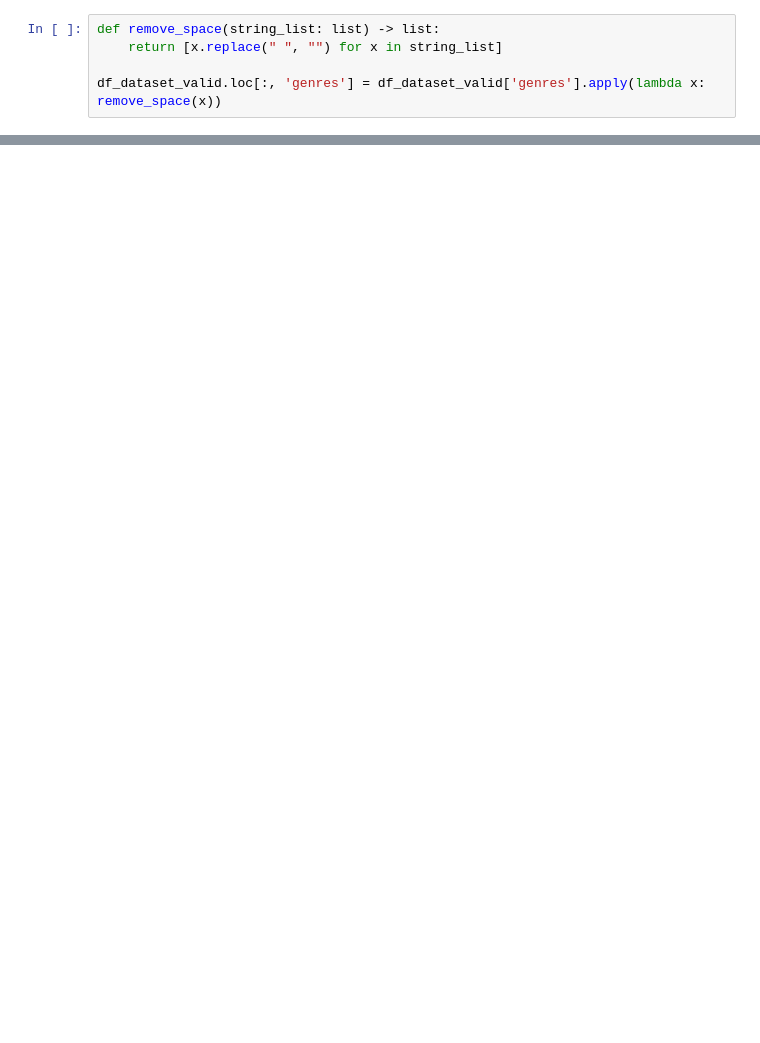
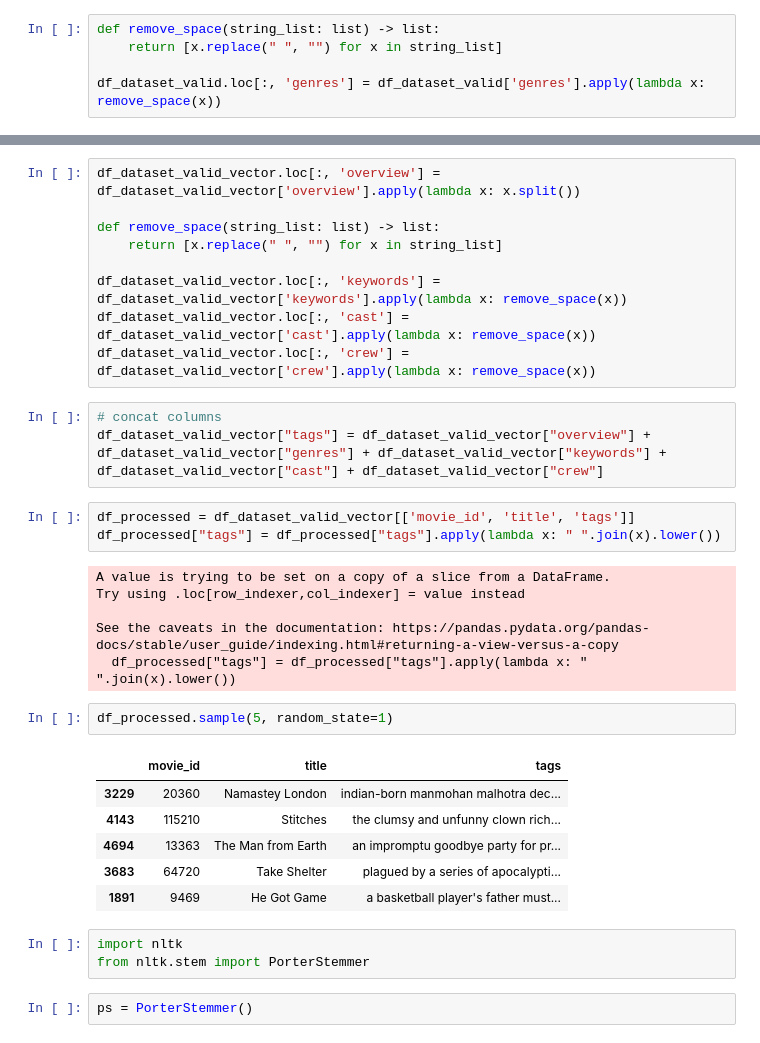
Before and after one commit to diegocanales/movie-recommender-system, a Jupyter notebook: notebooks/1.0-data_exploration.ipynb, the cells around one changed output, grey strips where cells are left out. Drawn from its saved outputs; the diff is of its cells as text; blank space fills up the shorter version.

```diff
--- a/notebooks/1.0-data_exploration.ipynb
+++ b/notebooks/1.0-data_exploration.ipynb
@@ -78,0 +164,35 @@ df_dataset_valid.loc[:, 'genres'] = df_dataset_valid['genres'].apply(lambda x: r
+# %%
+df_dataset_valid_vector.loc[:, 'overview'] = df_dataset_valid_vector['overview'].apply(lambda x: x.split())
+
+def remove_space(string_list: list) -> list:
+    return [x.replace(" ", "") for x in string_list]
+
+df_dataset_valid_vector.loc[:, 'keywords'] = df_dataset_valid_vector['keywords'].apply(lambda x: remove_space(x))
+df_dataset_valid_vector.loc[:, 'cast'] = df_dataset_valid_vector['cast'].apply(lambda x: remove_space(x))
+df_dataset_valid_vector.loc[:, 'crew'] = df_dataset_valid_vector['crew'].apply(lambda x: remove_space(x))
+# %%
+# concat columns
+df_dataset_valid_vector["tags"] = df_dataset_valid_vector["overview"] + df_dataset_valid_vector["genres"] + df_dataset_valid_vector["keywords"] + df_dataset_valid_vector["cast"] + df_dataset_valid_vector["crew"]
+# %%
+df_processed = df_dataset_valid_vector[['movie_id', 'title', 'tags']]
+df_processed["tags"] = df_processed["tags"].apply(lambda x: " ".join(x).lower())
+# %% [output]
+A value is trying to be set on a copy of a slice from a DataFrame.
+Try using .loc[row_indexer,col_indexer] = value instead
+
+See the caveats in the documentation: https://pandas.pydata.org/pandas-docs/stable/user_guide/indexing.html#returning-a-view-versus-a-copy
+  df_processed["tags"] = df_processed["tags"].apply(lambda x: " ".join(x).lower())
+# %%
+df_processed.sample(5, random_state=1)
+# %% [output]
+|  | movie_id | title | tags |
+| 3229 | 20360 | Namastey London | indian-born manmohan malhotra dec... |
+| 4143 | 115210 | Stitches | the clumsy and unfunny clown rich... |
+| 4694 | 13363 | The Man from Earth | an impromptu goodbye party for pr... |
+| 3683 | 64720 | Take Shelter | plagued by a series of apocalypti... |
+| 1891 | 9469 | He Got Game | a basketball player's father must... |
+# %%
+import nltk
+from nltk.stem import PorterStemmer
+# %%
+ps = PorterStemmer()
```
Also changed, not shown: parts of 21 cells of this notebook, 1 other file.
